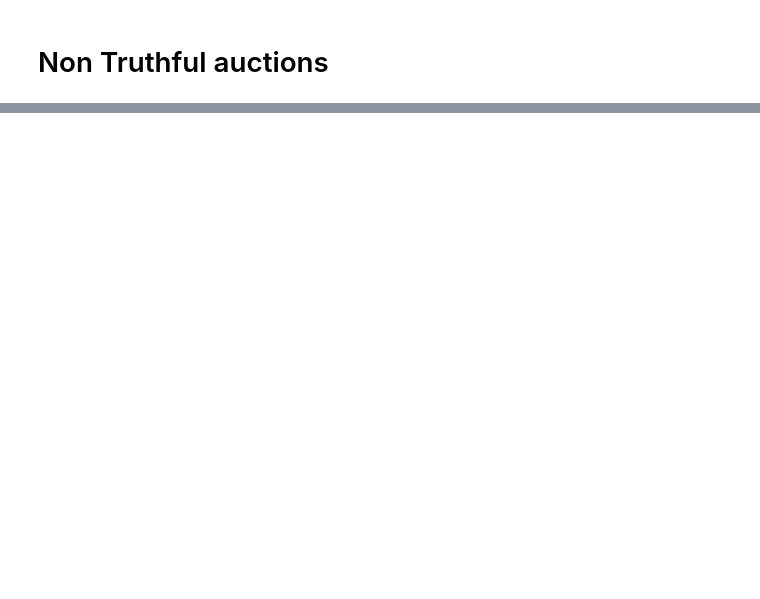
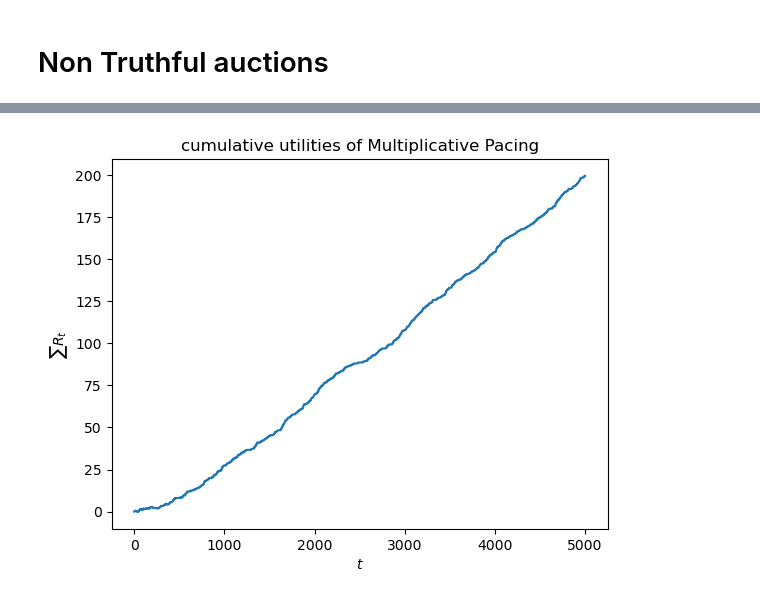
Before and after one commit to kklisto/ONLINE_LEARNING_APPLICATIONS, a Jupyter notebook: requirement_2_auctions.ipynb, the cells around one changed output, grey strips where cells are left out. Cells and saved outputs as stored; diff of their text form; code cells hidden in the pictures; blank space fills up the shorter version.

```diff
--- a/requirement_2_auctions.ipynb
+++ b/requirement_2_auctions.ipynb
@@ -100 +100,10 @@ plt.show()
+# %%
+cumulative_utilities = np.cumsum(utilities)
+plt.plot(cumulative_utilities)
+plt.xlabel('$t$')
+plt.ylabel('$\sum R_t$')
+plt.title('cumulative utilities of Multiplicative Pacing')
+plt.show()
+# %% [output]
+[figure, added]
 # %%
```
Also changed, not shown: parts of 13 cells of this notebook.
